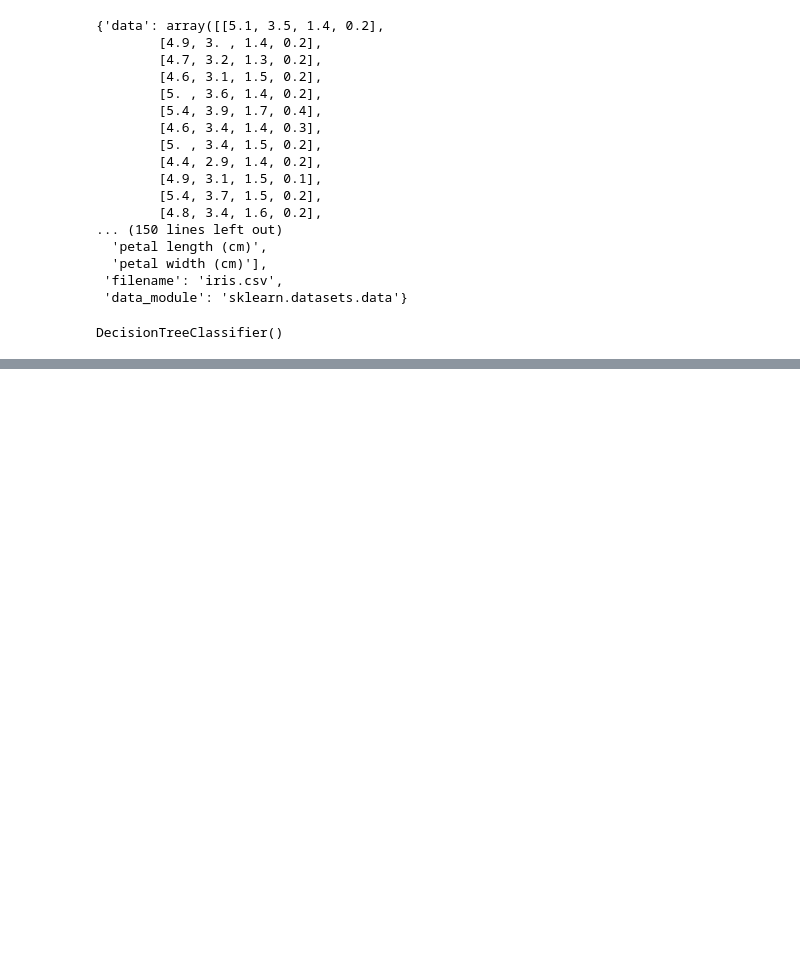
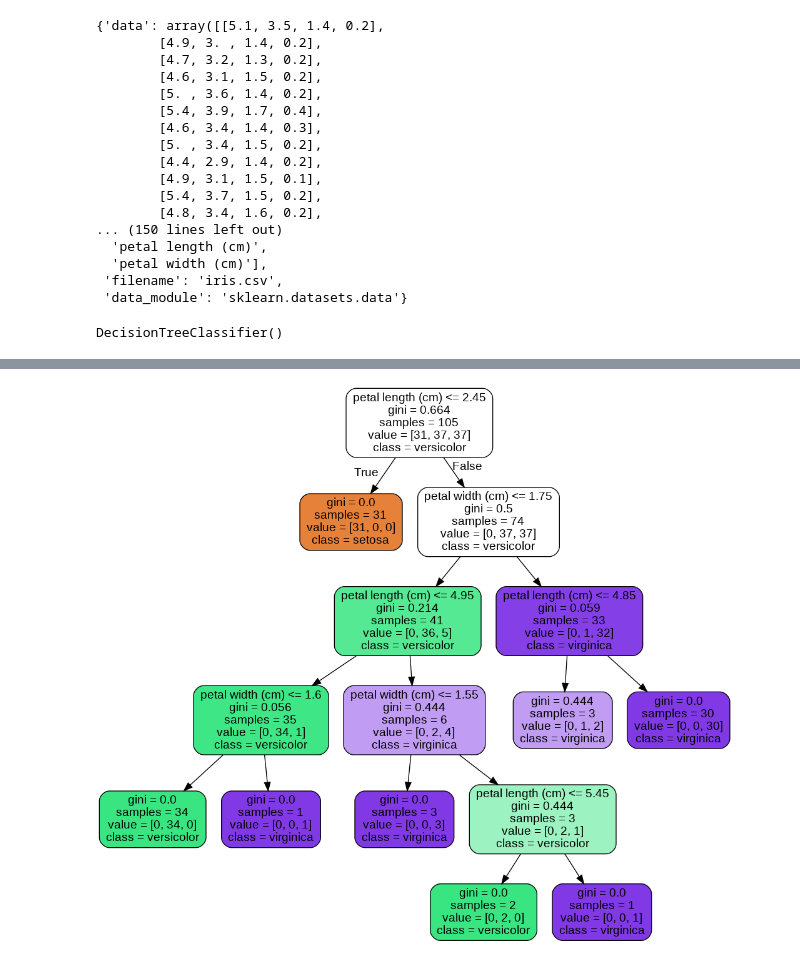
Before and after one commit to VinayakDubey07/Machine-learning, a Jupyter notebook: ML_LAB_6.ipynb, the cells around one changed output, grey strips where cells are left out. Cells and saved outputs as stored; diff of their text form; code cells hidden in the pictures; blank space fills up the shorter version.

```diff
--- a/ML_LAB_6.ipynb
+++ b/ML_LAB_6.ipynb
@@ -40,0 +85,5 @@ DecisionTreeClassifier()
+# %%
+from IPython.display import Image
+Image(filename = 'iris1_tree.png')
+# %% [output]
+[figure, added]
```
Also changed, not shown: parts of 6 cells of this notebook.
